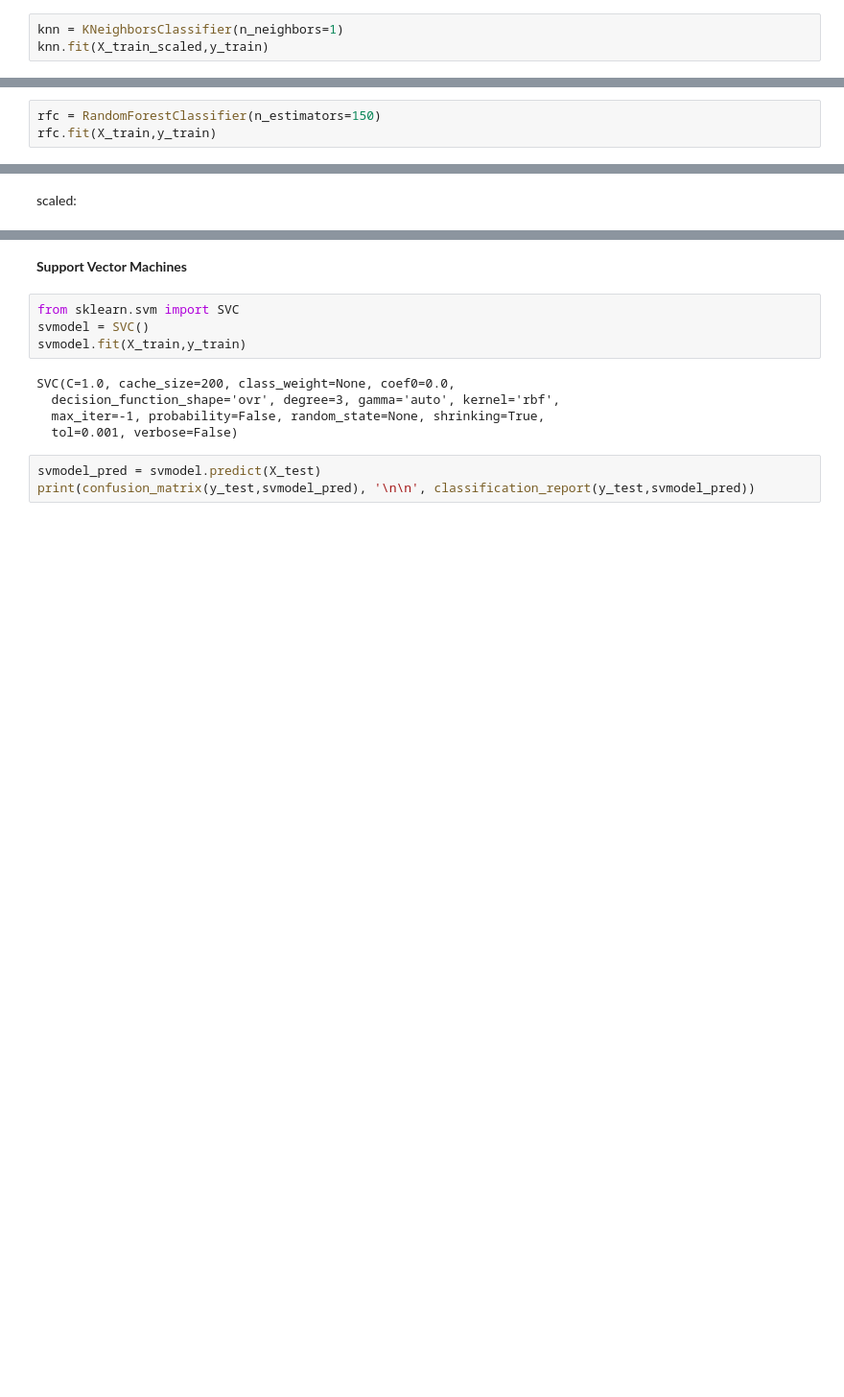
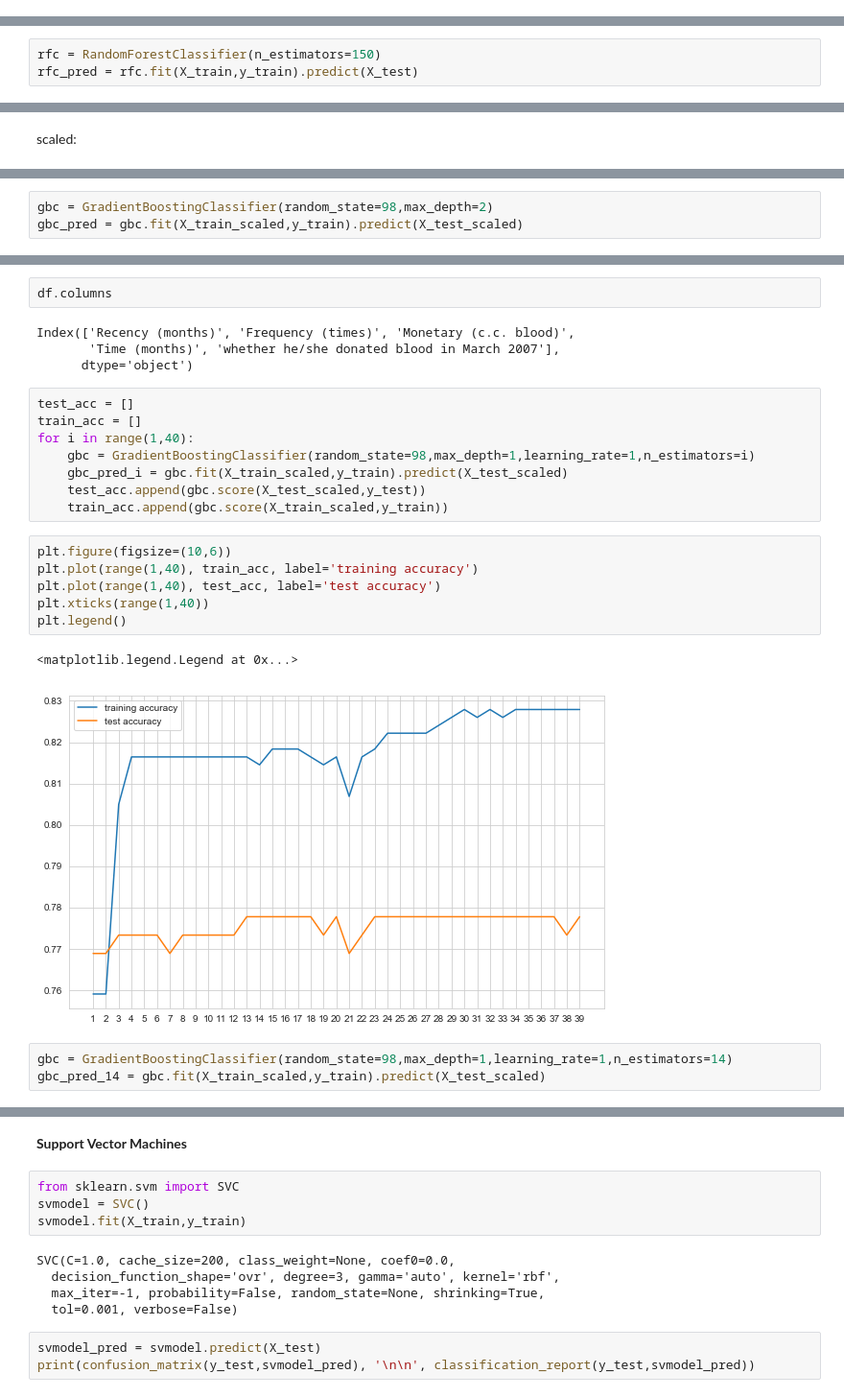
Before and after one commit to mageirakos/blood-transfusion-center, a Jupyter notebook: main.ipynb, the cells around one changed output, grey strips where cells are left out. Shown: that part at 96% size. Drawn from its saved outputs; the diff is of its cells as text; blank space fills up the shorter version.

```diff
--- a/main.ipynb
+++ b/main.ipynb
@@ -297,3 +266,0 @@ With the scaled features:
-# %%
-knn = KNeighborsClassifier(n_neighbors=1)
-knn.fit(X_train_scaled,y_train)
@@ -455,4 +423,4 @@ avg / total       0.73      0.74      0.73       225
 from sklearn.ensemble import RandomForestClassifier
 # %%
 rfc = RandomForestClassifier(n_estimators=150)
-rfc.fit(X_train,y_train)
+rfc_pred = rfc.fit(X_train,y_train).predict(X_test)
@@ -496,0 +458,3 @@ avg / total       0.74      0.75      0.74       225
+# %%
+gbc = GradientBoostingClassifier(random_state=98,max_depth=2)
+gbc_pred = gbc.fit(X_train_scaled,y_train).predict(X_test_scaled)
@@ -496,0 +473,26 @@ avg / total       0.74      0.75      0.74       225
+# %%
+df.columns
+# %% [output]
+Index(['Recency (months)', 'Frequency (times)', 'Monetary (c.c. blood)',
+       'Time (months)', 'whether he/she donated blood in March 2007'],
+      dtype='object')
+# %%
+test_acc = []
+train_acc = []
+for i in range(1,40):
+    gbc = GradientBoostingClassifier(random_state=98,max_depth=1,learning_rate=1,n_estimators=i)
+    gbc_pred_i = gbc.fit(X_train_scaled,y_train).predict(X_test_scaled)
+    test_acc.append(gbc.score(X_test_scaled,y_test))
+    train_acc.append(gbc.score(X_train_scaled,y_train))
+# %%
+plt.figure(figsize=(10,6))
+plt.plot(range(1,40), train_acc, label='training accuracy')
+plt.plot(range(1,40), test_acc, label='test accuracy')
+plt.xticks(range(1,40))
+plt.legend()
+# %% [output]
+<matplotlib.legend.Legend at 0x...>
+[figure, added]
+# %%
+gbc = GradientBoostingClassifier(random_state=98,max_depth=1,learning_rate=1,n_estimators=14)
+gbc_pred_14 = gbc.fit(X_train_scaled,y_train).predict(X_test_scaled)
```
Also changed, not shown: parts of 33 cells of this notebook.
